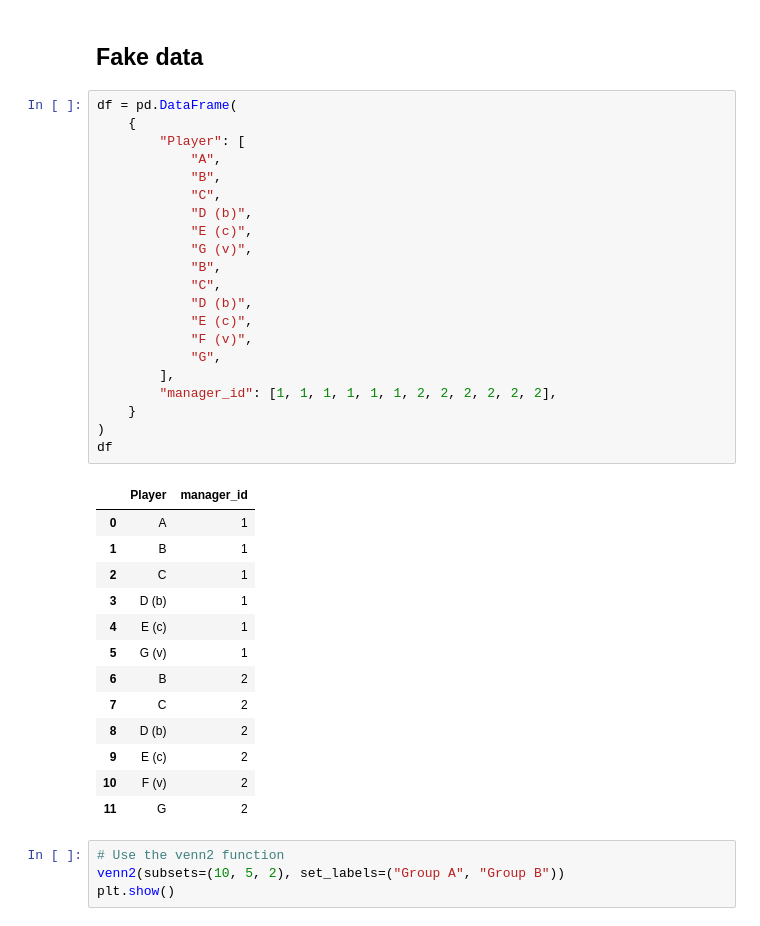
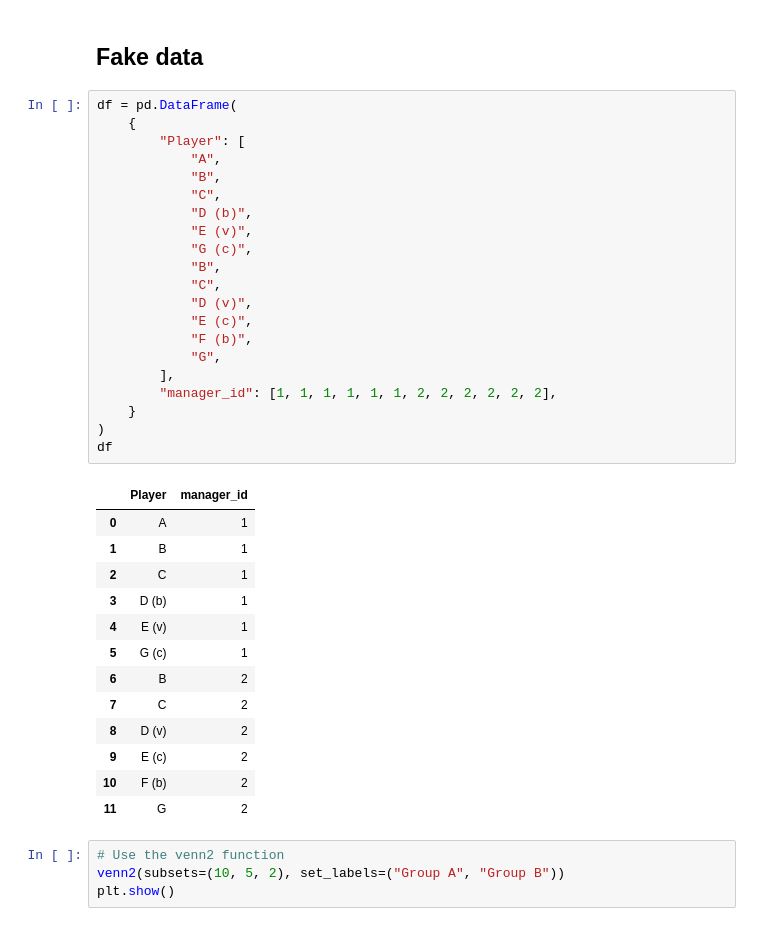
Before and after one commit to RACollins/fpl-forecast-optimise, a Jupyter notebook: notebooks/2.3-venn-diagrams.ipynb, the cells around one changed output. Saved outputs shown, nothing was run; the diff lists cells and outputs as text.

```diff
--- a/notebooks/2.3-venn-diagrams.ipynb
+++ b/notebooks/2.3-venn-diagrams.ipynb
@@ -15,37 +15,37 @@ import pandas as pd
 # %%
 df = pd.DataFrame(
     {
         "Player": [
             "A",
             "B",
             "C",
             "D (b)",
-            "E (c)",
-            "G (v)",
+            "E (v)",
+            "G (c)",
             "B",
             "C",
-            "D (b)",
+            "D (v)",
             "E (c)",
-            "F (v)",
+            "F (b)",
             "G",
         ],
         "manager_id": [1, 1, 1, 1, 1, 1, 2, 2, 2, 2, 2, 2],
     }
 )
 df
 # %% [output]
 |  | Player | manager_id |
 | 0 | A | 1 |
 | 1 | B | 1 |
 | 2 | C | 1 |
 | 3 | D (b) | 1 |
-| 4 | E (c) | 1 |
-| 5 | G (v) | 1 |
+| 4 | E (v) | 1 |
+| 5 | G (c) | 1 |
 | 6 | B | 2 |
 | 7 | C | 2 |
-| 8 | D (b) | 2 |
+| 8 | D (v) | 2 |
 | 9 | E (c) | 2 |
-| 10 | F (v) | 2 |
+| 10 | F (b) | 2 |
 | 11 | G | 2 |
 # %%
 # Use the venn2 function
```
Also changed, not shown: parts of 5 cells of this notebook, 3 other files.
